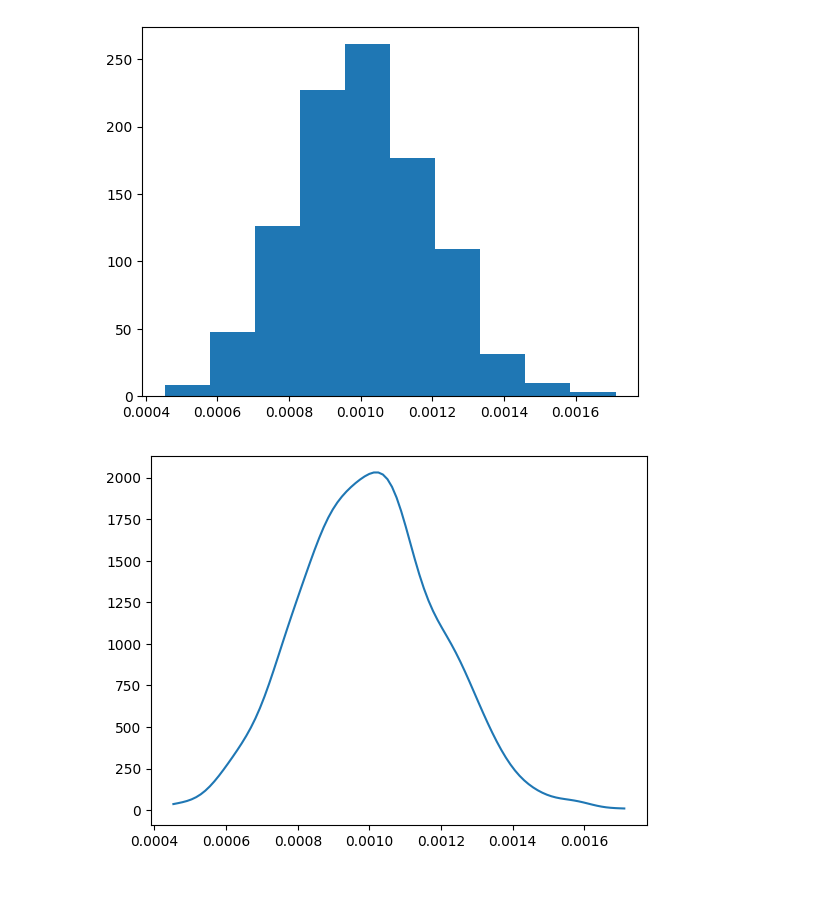
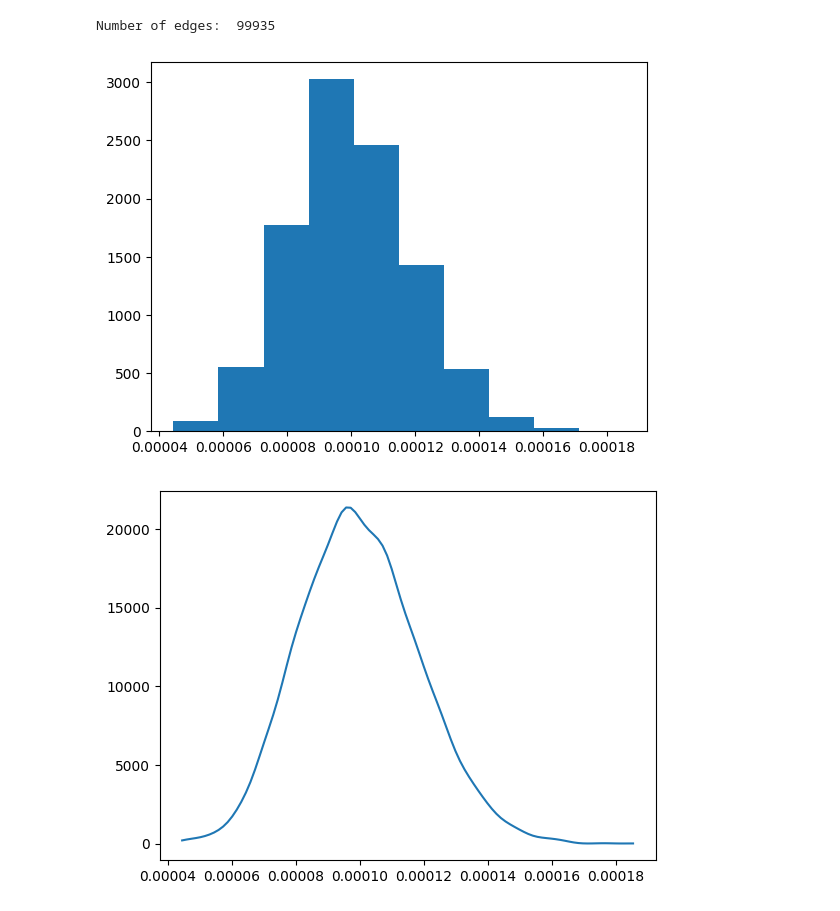
Before and after one commit to tobiashillmer/MLinWeb, a Jupyter notebook: Exercise_1_PTask2/page_rank_comparision.ipynb, the cells around one changed output. Cells and saved outputs as stored; diff of their text form; code cells hidden in the pictures.

```diff
--- a/Exercise_1_PTask2/page_rank_comparision.ipynb
+++ b/Exercise_1_PTask2/page_rank_comparision.ipynb
@@ -19,17 +31,20 @@ plt.show()
 # %%
 from scipy.stats import gaussian_kde
 
-er_graph = nx.erdos_renyi_graph(1000, 1/50)
+er_graph = nx.erdos_renyi_graph(10000, 1/500)
 er_rank = np.array(list(nx.pagerank(er_graph).values()))
+
+print("Number of edges: ", len(er_graph.edges))
 
 plt.hist(er_rank, 10)
 plt.show()
 
 kde = gaussian_kde(er_rank)
 data_space = np.linspace( min(er_rank), max(er_rank), 100 )
 plt.plot(data_space, kde(data_space))
 plt.show()
 # %% [output]
+Number of edges:  99935
-[figure, old version]
+[figure, new version]
-[figure, old version]
+[figure, new version]
 # %%
```
Also changed, not shown: parts of 7 cells of this notebook, 2 other files.
